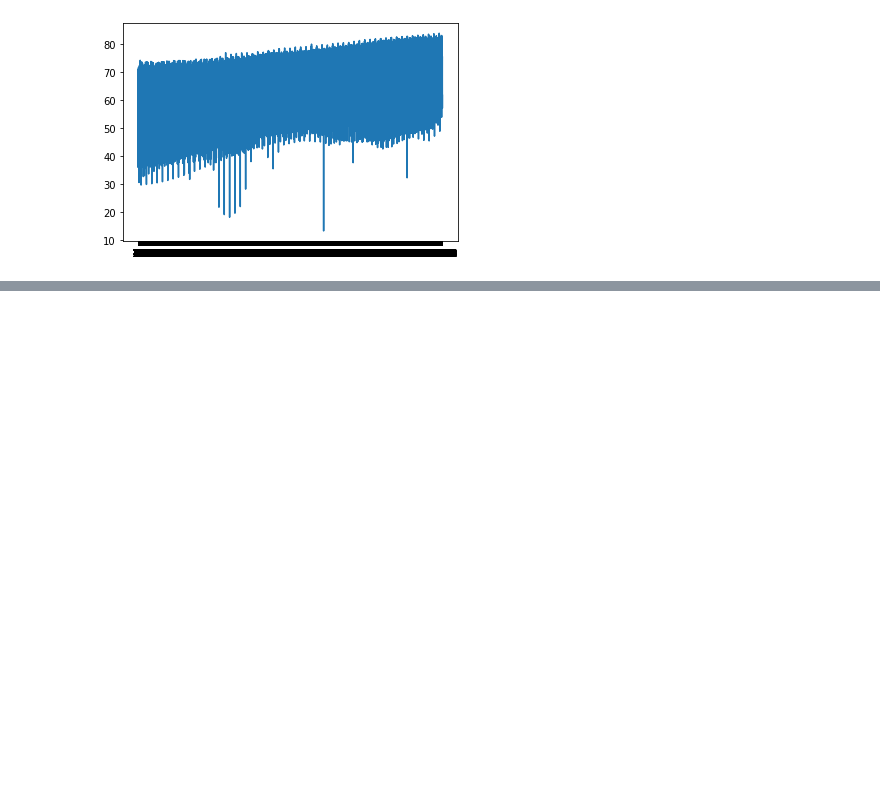
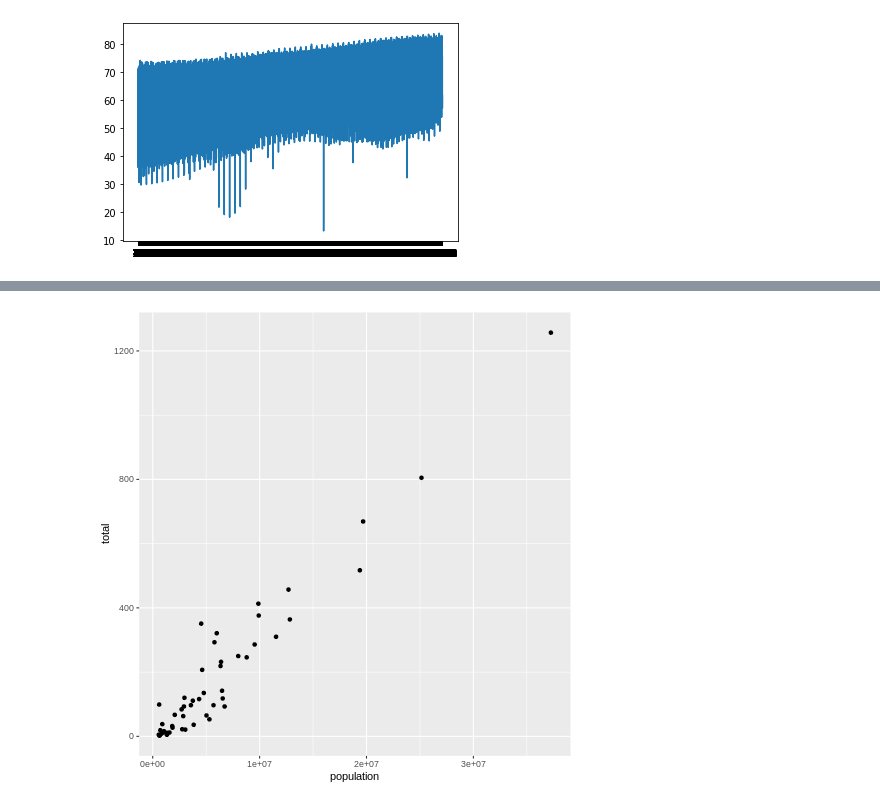
Before and after one commit to ALRIER/BigD_KonradLorenz, a Jupyter notebook: Graphics.ipynb, the cells around one changed output, grey strips where cells are left out. Saved outputs shown, nothing was run; the diff lists cells and outputs as text; code cells hidden in the pictures; blank space fills up the shorter version.

```diff
--- a/Graphics.ipynb
+++ b/Graphics.ipynb
@@ -134,12 +114,2 @@ Esta es otra opción que no usaré ahora pero la dejo por si algún día la nece
-# %%
-import pandas as pd
-import rpy2.robjects as ro
-from rpy2.robjects.packages import importr
-from rpy2.robjects import pandas2ri
-from rpy2.robjects.conversion import localconverter
-
-# Importa la base de datos murders de R
-with ro.conversion.localconverter(ro.default_converter + pandas2ri.converter):
-    murders = ro.r['murders']
 # %%
 %R data(gapminder)
@@ -317,0 +199,7 @@ p + geom_point(aes(col=region), size = 3) +
+# %%
+%%R
+
+ggplot(data = murders) +
+  geom_point(mapping = aes(x = population, y = total))
+# %% [output]
+[figure, added]
```
Also changed, not shown: parts of 29 cells of this notebook.
